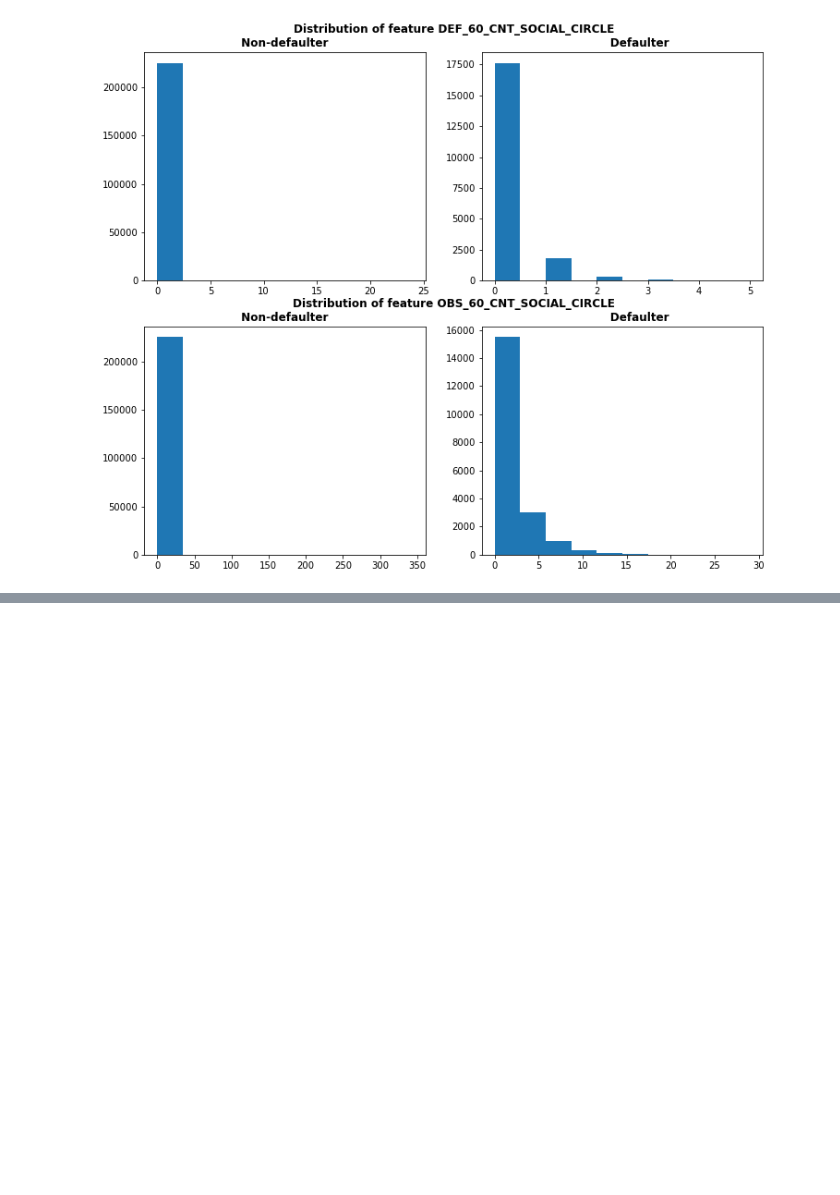
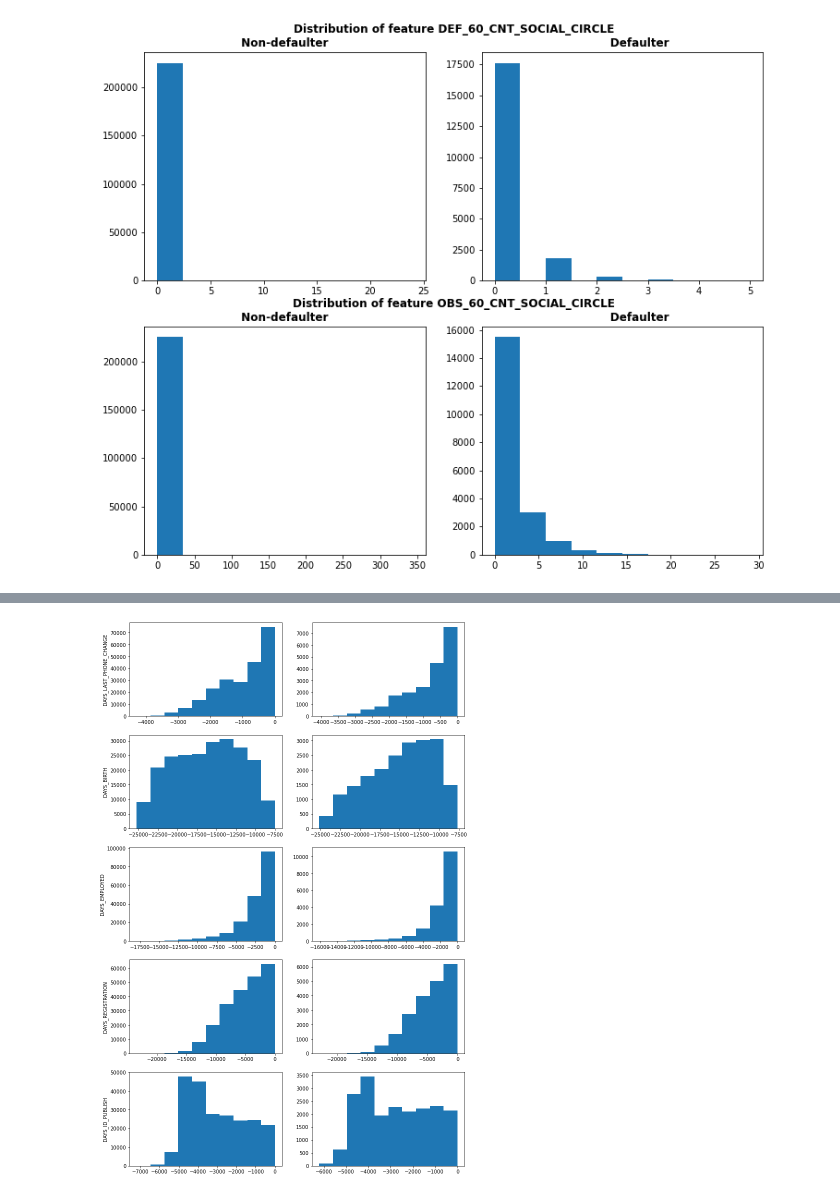
Before and after one commit to NgChi493510/Data-Preparation-Project-Group-14, a Jupyter notebook: EDA/EDA - Application Train.ipynb, the cells around one changed output, grey strips where cells are left out. Saved outputs shown, nothing was run; the diff lists cells and outputs as text; code cells hidden in the pictures; blank space fills up the shorter version.

```diff
--- a/EDA/EDA - Application Train.ipynb
+++ b/EDA/EDA - Application Train.ipynb
@@ -161,0 +212,23 @@ Text(-0.1, 1.0, 'Distribution of feature OBS_60_CNT_SOCIAL_CIRCLE\n Non-defaulte
+# %%
+co = ['DAYS_LAST_PHONE_CHANGE','DAYS_BIRTH','DAYS_EMPLOYED','DAYS_REGISTRATION','DAYS_ID_PUBLISH']
+f, ax = plt.subplots(5,2,figsize=(12,20))
+for i in range(5):
+    if i == 2:
+        ax[i][0].hist(df[(df["TARGET"] == 0) & (df['DAYS_EMPLOYED']<365*70)][co[i]])
+        ax[i][1].hist(df[(df["TARGET"] == 1) & (df['DAYS_EMPLOYED']<365*70)][co[i]])
+        ax[i][0].set_ylabel(co[i])
+    elif i == 1:
+        ax[i][0].hist(df[(df["TARGET"] == 0) & (df['DAYS_BIRTH']<365*70)][co[i]])
+        ax[i][1].hist(df[(df["TARGET"] == 1) & (df['DAYS_BIRTH']<365*70)][co[i]])
+        ax[i][0].set_ylabel(co[i])
+    else:
+        ax[i][0].hist(df[df["TARGET"] == 0][co[i]])
+        ax[i][1].hist(df[df["TARGET"] == 1][co[i]])
+        ax[i][0].set_ylabel(co[i])
+# the last plot has no outliner
+# negative days, outliner
+# (df[df['DAYS_EMPLOYED']<(365*70)]['DAYS_EMPLOYED']/365).hist()
+# visual of distribution of these feature at both target given
+# the same shape may be dont have much infomation except 'DAY_BIRTH'
+# %% [output]
+[figure, added]
```
Also changed, not shown: parts of 7 cells of this notebook.
